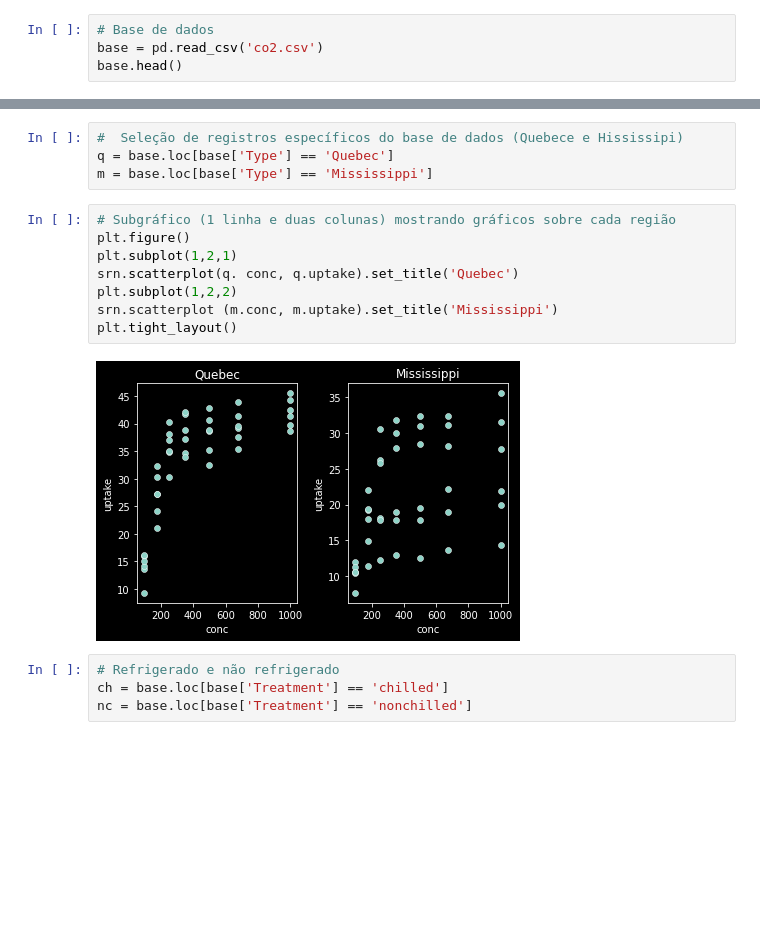
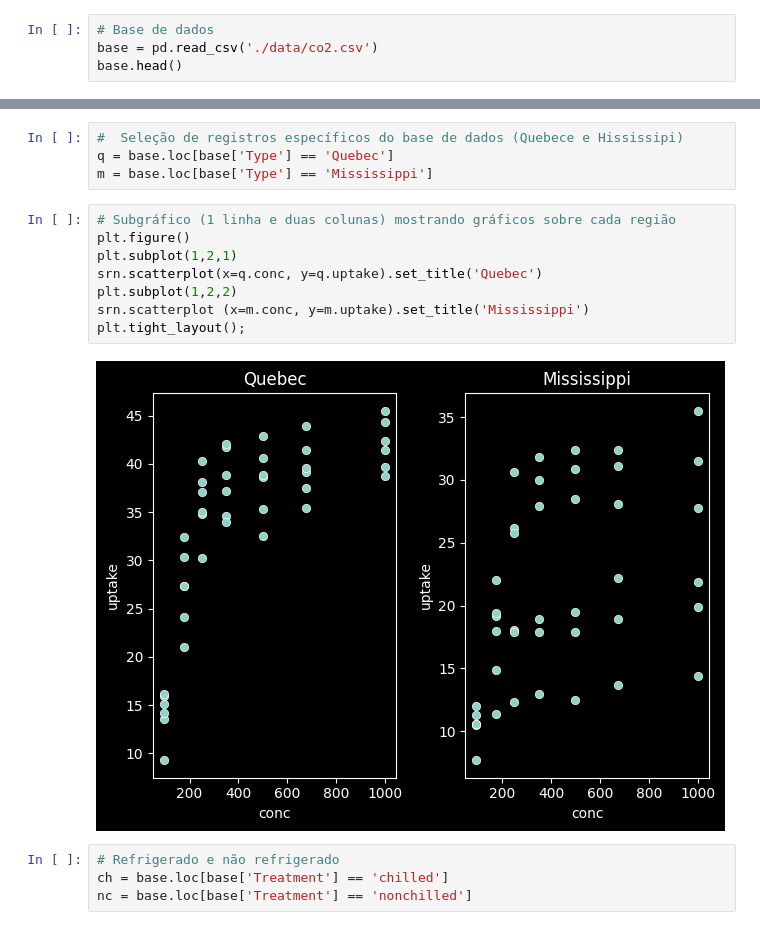
Before and after one commit to Joao-Inacio/Formacao-Cientista-de-Dados, a Jupyter notebook: 3_Gráficos/10_Dispersao_Seaborn.ipynb, the cells around one changed output, grey strips where cells are left out. Drawn from its saved outputs; the diff is of its cells as text; blank space fills up the shorter version.

```diff
--- a/3_Gráficos/10_Dispersao_Seaborn.ipynb
+++ b/3_Gráficos/10_Dispersao_Seaborn.ipynb
@@ -8,7 +8,7 @@ import seaborn as srn
 import matplotlib.pyplot as plt
 # %%
 # Base de dados
-base = pd.read_csv('co2.csv')
+base = pd.read_csv('./data/co2.csv')
 base.head()
 # %% [output]
 |  | Plant | Type | Treatment | conc | uptake |
@@ -30,13 +29,13 @@ m = base.loc[base['Type'] == 'Mississippi']
 # %%
 # Subgráfico (1 linha e duas colunas) mostrando gráficos sobre cada região
 plt.figure()
 plt.subplot(1,2,1)
-srn.scatterplot(q. conc, q.uptake).set_title('Quebec')
+srn.scatterplot(x=q.conc, y=q.uptake).set_title('Quebec')
 plt.subplot(1,2,2)
-srn.scatterplot (m.conc, m.uptake).set_title('Mississippi')
-plt.tight_layout()
+srn.scatterplot (x=m.conc, y=m.uptake).set_title('Mississippi')
+plt.tight_layout();
 # %% [output]
-[figure, old version]
+[figure, new version]
 # %%
 # Refrigerado e não refrigerado
 ch = base.loc[base['Treatment'] == 'chilled']
```
Also changed, not shown: parts of 5 cells of this notebook.
